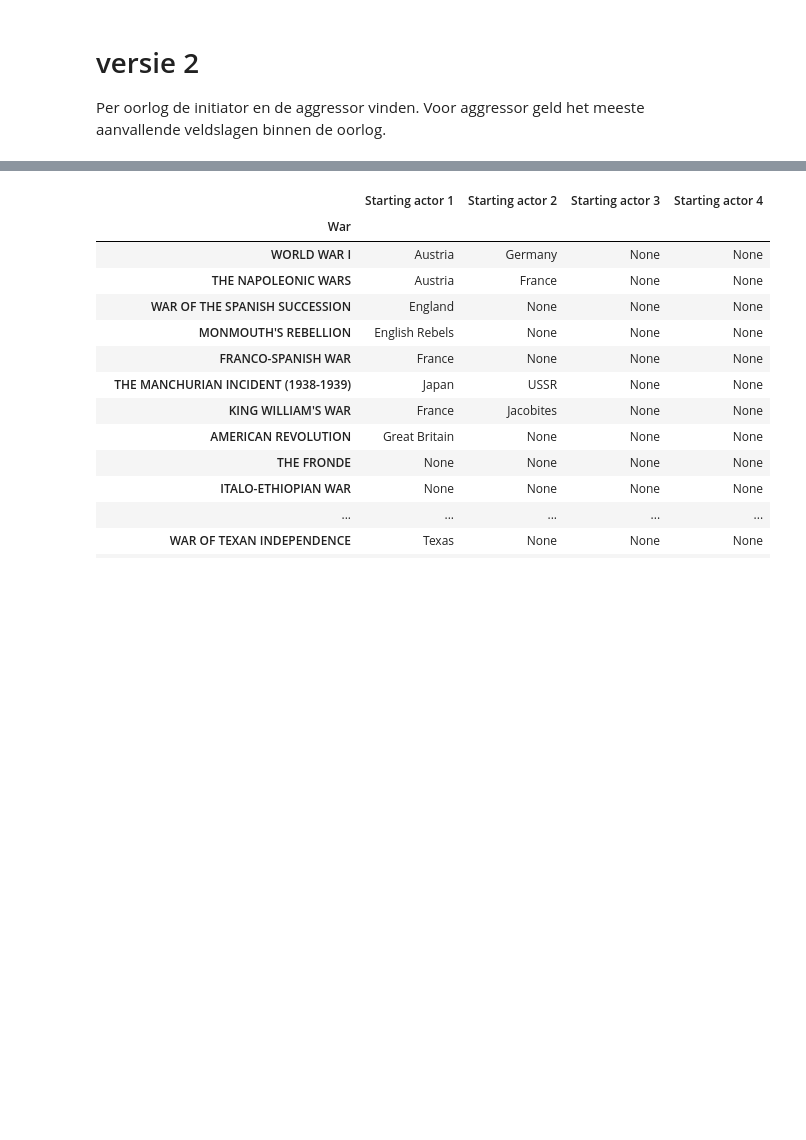
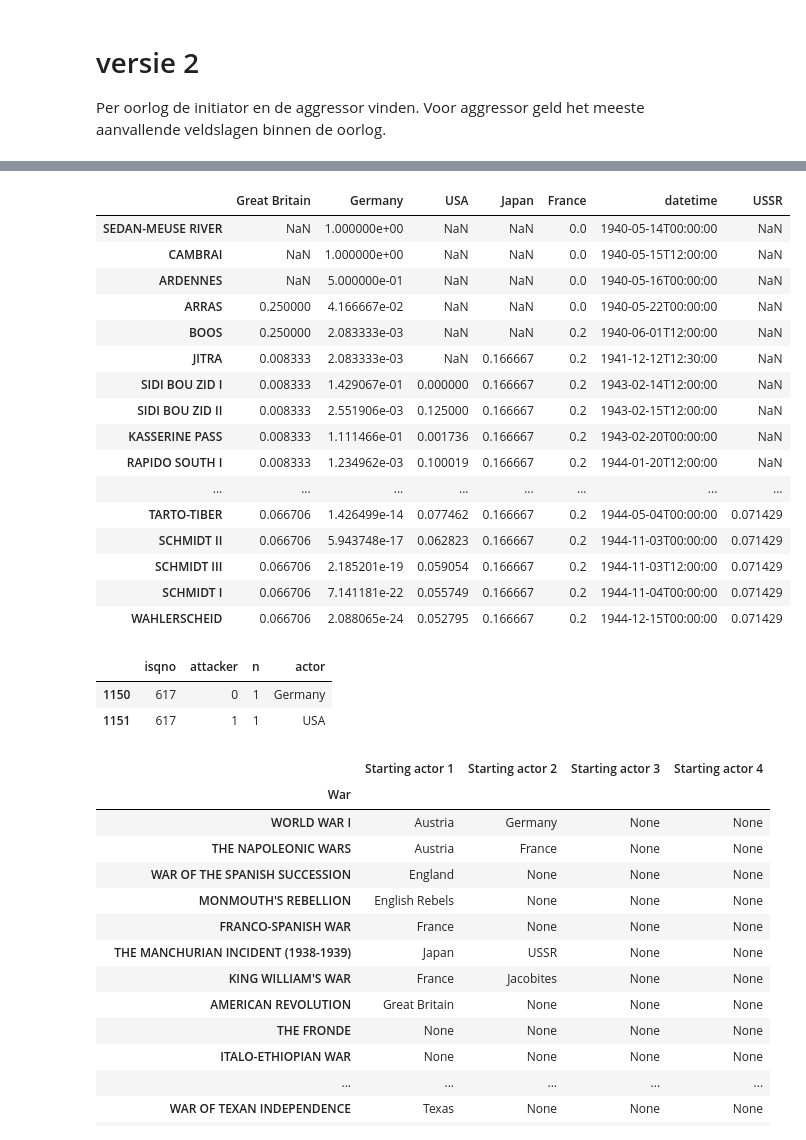
Before and after one commit to jvriemsdijk/Data-science, a Jupyter notebook: Eind opdracht/DB test.ipynb, the cells around one changed output, grey strips where cells are left out. Drawn from its saved outputs; the diff is of its cells as text; code cells hidden in the pictures; blank space fills up the shorter version.

```diff
--- a/Eind opdracht/DB test.ipynb
+++ b/Eind opdracht/DB test.ipynb
@@ -67,3 +118,37 @@ battles.head()
+# %%
+testDF = makeWarInfoDataFrame("WORLD WAR II")
+testDF
+# %% [output]
+|  | Great Britain | Germany | USA | Japan | France | datetime | USSR |
+| SEDAN-MEUSE RIVER | NaN | 1.000000e+00 | NaN | NaN | 0.0 | 1940-05-14T00:00:00 | NaN |
+| CAMBRAI | NaN | 1.000000e+00 | NaN | NaN | 0.0 | 1940-05-15T12:00:00 | NaN |
+| ARDENNES | NaN | 5.000000e-01 | NaN | NaN | 0.0 | 1940-05-16T00:00:00 | NaN |
+| ARRAS | 0.250000 | 4.166667e-02 | NaN | NaN | 0.0 | 1940-05-22T00:00:00 | NaN |
+| BOOS | 0.250000 | 2.083333e-03 | NaN | NaN | 0.2 | 1940-06-01T12:00:00 | NaN |
+| JITRA | 0.008333 | 2.083333e-03 | NaN | 0.166667 | 0.2 | 1941-12-12T12:30:00 | NaN |
+| SIDI BOU ZID I | 0.008333 | 1.429067e-01 | 0.000000 | 0.166667 | 0.2 | 1943-02-14T12:00:00 | NaN |
+| SIDI BOU ZID II | 0.008333 | 2.551906e-03 | 0.125000 | 0.166667 | 0.2 | 1943-02-15T12:00:00 | NaN |
+| KASSERINE PASS | 0.008333 | 1.111466e-01 | 0.001736 | 0.166667 | 0.2 | 1943-02-20T00:00:00 | NaN |
+| RAPIDO SOUTH I | 0.008333 | 1.234962e-03 | 0.100019 | 0.166667 | 0.2 | 1944-01-20T12:00:00 | NaN |
+| ... | ... | ... | ... | ... | ... | ... | ... |
+| TARTO-TIBER | 0.066706 | 1.426499e-14 | 0.077462 | 0.166667 | 0.2 | 1944-05-04T00:00:00 | 0.071429 |
+| SCHMIDT II | 0.066706 | 5.943748e-17 | 0.062823 | 0.166667 | 0.2 | 1944-11-03T00:00:00 | 0.071429 |
+| SCHMIDT III | 0.066706 | 2.185201e-19 | 0.059054 | 0.166667 | 0.2 | 1944-11-03T12:00:00 | 0.071429 |
+| SCHMIDT I | 0.066706 | 7.141181e-22 | 0.055749 | 0.166667 | 0.2 | 1944-11-04T00:00:00 | 0.071429 |
+| WAHLERSCHEID | 0.066706 | 2.088065e-24 | 0.052795 | 0.166667 | 0.2 | 1944-12-15T00:00:00 | 0.071429 |
+# %%
+warBattles = battles.query('war == "' + "WORLD WAR II" + '"')
+warBattles = warBattles.sort(columns = 'datetime', ascending=True)
+
+for battle in warBattles.iterrows():
+    # actors opzoeken
+#     print battle[1]
+    actors = battleActors.loc[battleActors['isqno'].isin([battle[0]])]
+actors
+# %% [output]
+|  | isqno | attacker | n | actor |
+| 1150 | 617 | 0 | 1 | Germany |
+| 1151 | 617 | 1 | 1 | USA |
 # %%
 wars = battles['war']
 warSet = set([x.strip() for x in wars.values])
```
Also changed, not shown: parts of 4 cells of this notebook.
